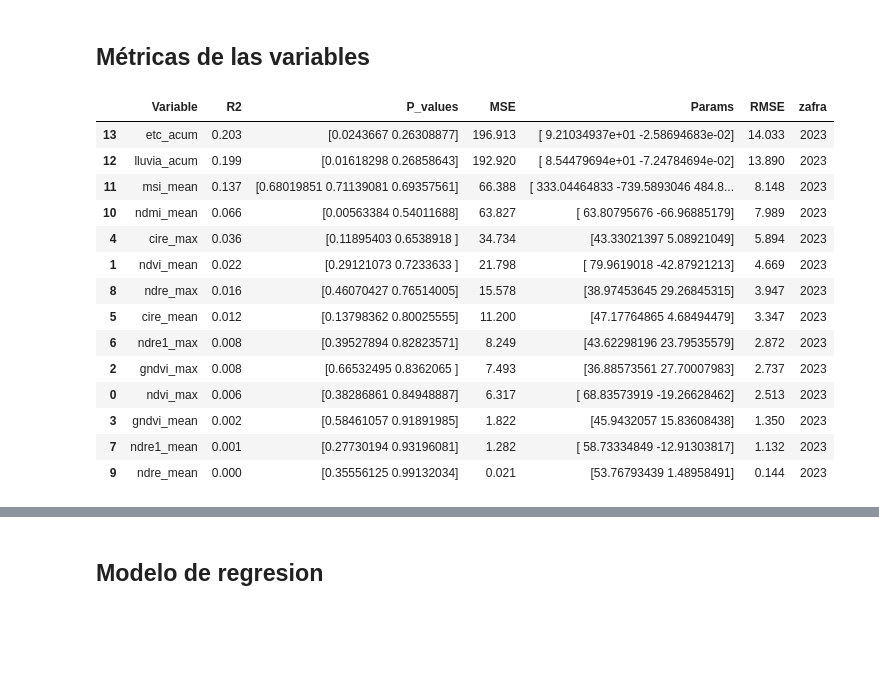
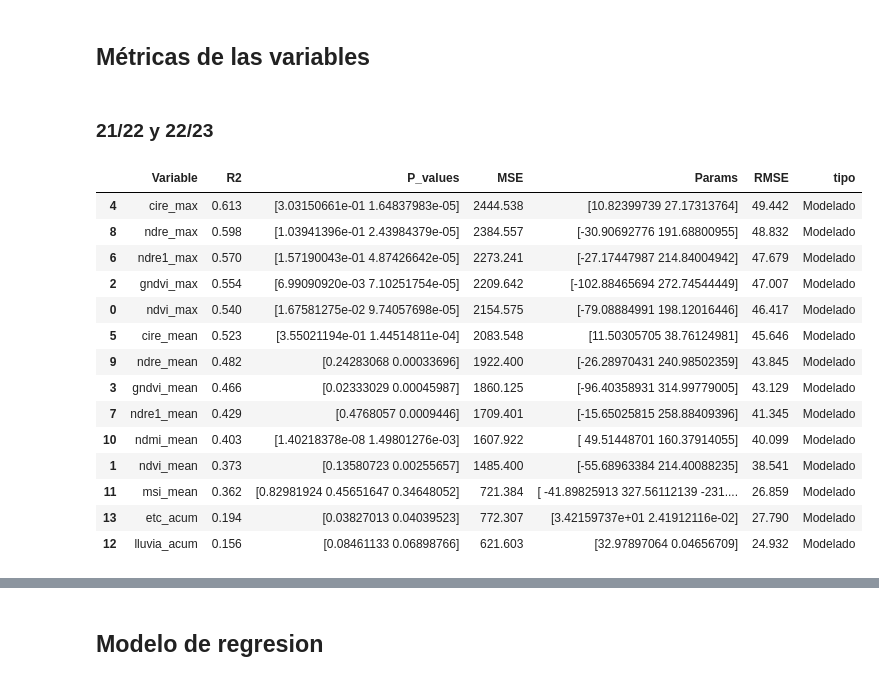
Before and after one commit to VivaldoGP/Tesis, a Jupyter notebook: results/yield_data/yield_forecast.ipynb, the cells around one changed output, grey strips where cells are left out. Saved outputs shown, nothing was run; the diff lists cells and outputs as text; code cells hidden in the pictures; blank space fills up the shorter version.

```diff
--- a/results/yield_data/yield_forecast.ipynb
+++ b/results/yield_data/yield_forecast.ipynb
@@ -17,6 +17,8 @@ df22_m = pd.read_csv(r'score/zafra22_m.csv')
 df23_m = pd.read_csv(r'score/zafra23_m.csv')
 df_r = pd.read_csv(r'score/zafras_r.csv')
 df_m = pd.read_csv(r'score/zafras_m.csv')
+df21122_2223_r = pd.read_csv(r'score/zafra2122_2223_r.csv')
+df21122_2223_m = pd.read_csv(r'score/zafra2122_2223_m.csv')
 # %%
 df21_r['zafra'] = 2021
 df21_m['zafra'] = 2021
@@ -24,4 +26,10 @@ df22_r['zafra'] = 2022
 df22_m['zafra'] = 2022
 df23_r['zafra'] = 2023
 df23_m['zafra'] = 2023
+df_r['tipo'] = 'Real'
+df_m['tipo'] = 'Modelado'
+df21122_2223_r['tipo'] = 'Real'
+df21122_2223_m['tipo'] = 'Modelado'
+# %% [markdown]
+### 21/22 y 22/23
 # %%
@@ -30,20 +39,20 @@ concat_modelados = pd.concat([df21_m, df22_m, df23_m])
 # %%
-df23_m.sort_values(by='R2', ascending=False).round(decimals=3)
+df21122_2223_m.sort_values(by='R2', ascending=False).round(decimals=3)
 # %% [output]
-|  | Variable | R2 | P_values | MSE | Params | RMSE | zafra |
-| 13 | etc_acum | 0.203 | [0.0243667 0.26308877] | 196.913 | [ 9.21034937e+01 -2.58694683e-02] | 14.033 | 2023 |
-| 12 | lluvia_acum | 0.199 | [0.01618298 0.26858643] | 192.920 | [ 8.54479694e+01 -7.24784694e-02] | 13.890 | 2023 |
-| 11 | msi_mean | 0.137 | [0.68019851 0.71139081 0.69357561] | 66.388 | [ 333.04464833 -739.5893046 484.8... | 8.148 | 2023 |
-| 10 | ndmi_mean | 0.066 | [0.00563384 0.54011688] | 63.827 | [ 63.80795676 -66.96885179] | 7.989 | 2023 |
-| 4 | cire_max | 0.036 | [0.11895403 0.6538918 ] | 34.734 | [43.33021397 5.08921049] | 5.894 | 2023 |
-| 1 | ndvi_mean | 0.022 | [0.29121073 0.7233633 ] | 21.798 | [ 79.9619018 -42.87921213] | 4.669 | 2023 |
-| 8 | ndre_max | 0.016 | [0.46070427 0.76514005] | 15.578 | [38.97453645 29.26845315] | 3.947 | 2023 |
-| 5 | cire_mean | 0.012 | [0.13798362 0.80025555] | 11.200 | [47.17764865 4.68494479] | 3.347 | 2023 |
-| 6 | ndre1_max | 0.008 | [0.39527894 0.82823571] | 8.249 | [43.62298196 23.79535579] | 2.872 | 2023 |
-| 2 | gndvi_max | 0.008 | [0.66532495 0.8362065 ] | 7.493 | [36.88573561 27.70007983] | 2.737 | 2023 |
-| 0 | ndvi_max | 0.006 | [0.38286861 0.84948887] | 6.317 | [ 68.83573919 -19.26628462] | 2.513 | 2023 |
-| 3 | gndvi_mean | 0.002 | [0.58461057 0.91891985] | 1.822 | [45.9432057 15.83608438] | 1.350 | 2023 |
-| 7 | ndre1_mean | 0.001 | [0.27730194 0.93196081] | 1.282 | [ 58.73334849 -12.91303817] | 1.132 | 2023 |
-| 9 | ndre_mean | 0.000 | [0.35556125 0.99132034] | 0.021 | [53.76793439 1.48958491] | 0.144 | 2023 |
+|  | Variable | R2 | P_values | MSE | Params | RMSE | tipo |
+| 4 | cire_max | 0.613 | [3.03150661e-01 1.64837983e-05] | 2444.538 | [10.82399739 27.17313764] | 49.442 | Modelado |
+| 8 | ndre_max | 0.598 | [1.03941396e-01 2.43984379e-05] | 2384.557 | [-30.90692776 191.68800955] | 48.832 | Modelado |
+| 6 | ndre1_max | 0.570 | [1.57190043e-01 4.87426642e-05] | 2273.241 | [-27.17447987 214.84004942] | 47.679 | Modelado |
+| 2 | gndvi_max | 0.554 | [6.99090920e-03 7.10251754e-05] | 2209.642 | [-102.88465694 272.74544449] | 47.007 | Modelado |
+| 0 | ndvi_max | 0.540 | [1.67581275e-02 9.74057698e-05] | 2154.575 | [-79.08884991 198.12016446] | 46.417 | Modelado |
+| 5 | cire_mean | 0.523 | [3.55021194e-01 1.44514811e-04] | 2083.548 | [11.50305705 38.76124981] | 45.646 | Modelado |
+| 9 | ndre_mean | 0.482 | [0.24283068 0.00033696] | 1922.400 | [-26.28970431 240.98502359] | 43.845 | Modelado |
+| 3 | gndvi_mean | 0.466 | [0.02333029 0.00045987] | 1860.125 | [-96.40358931 314.99779005] | 43.129 | Modelado |
+| 7 | ndre1_mean | 0.429 | [0.4768057 0.0009446] | 1709.401 | [-15.65025815 258.88409396] | 41.345 | Modelado |
+| 10 | ndmi_mean | 0.403 | [1.40218378e-08 1.49801276e-03] | 1607.922 | [ 49.51448701 160.37914055] | 40.099 | Modelado |
+| 1 | ndvi_mean | 0.373 | [0.13580723 0.00255657] | 1485.400 | [-55.68963384 214.40088235] | 38.541 | Modelado |
+| 11 | msi_mean | 0.362 | [0.82981924 0.45651647 0.34648052] | 721.384 | [ -41.89825913 327.56112139 -231.... | 26.859 | Modelado |
+| 13 | etc_acum | 0.194 | [0.03827013 0.04039523] | 772.307 | [3.42159737e+01 2.41912116e-02] | 27.790 | Modelado |
+| 12 | lluvia_acum | 0.156 | [0.08461133 0.06898766] | 621.603 | [32.97897064 0.04656709] | 24.932 | Modelado |
 # %%
 plt.figure(figsize=(10,10))
```
Also changed, not shown: parts of 2 cells of this notebook, 14 other files.
